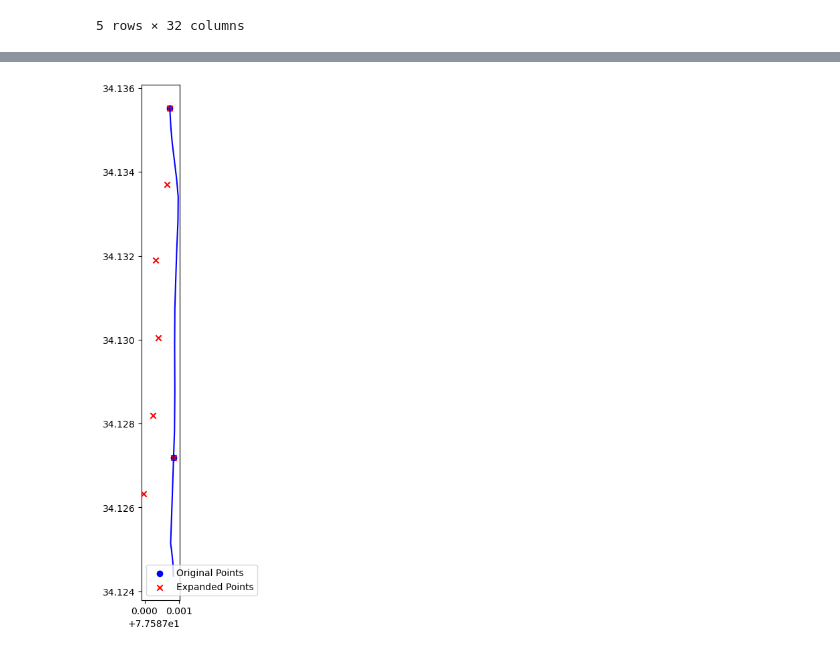
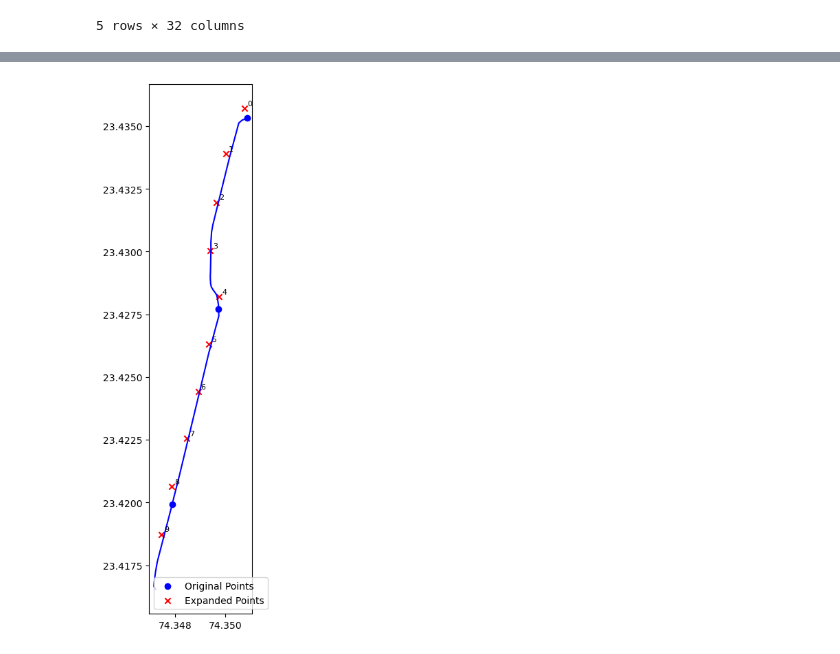
Before and after one commit to Ayushman-Saha/map_matching_research, a Jupyter notebook: noise_addition/attempt2.ipynb, the cells around one changed output, grey strips where cells are left out. Drawn from its saved outputs; the diff is of its cells as text; code cells hidden in the pictures.

```diff
--- a/noise_addition/attempt2.ipynb
+++ b/noise_addition/attempt2.ipynb
@@ -257,7 +248,7 @@ print(paths)
 # %%
-print(len(paths['path_nodes']))
+print(len(paths['route']))
 
 path_nodes = set()
-path_nodes.update(paths['path_nodes'])
+path_nodes.update(paths['route'])
 print(len(path_nodes))
 # %% [output]
@@ -269,3 +260,5 @@ sub_nodes, sub_edges = ox.graph_to_gdfs(s)
+# %%
+sub_edges = ox.routing.route_to_gdf(s, paths['route'])
 # %%
 # Visualization
 fig, ax = plt.subplots()
@@ -287,4 +280,4 @@ Number of edges in subgraph: 17
 # %%
-edge = sub_edges.iloc[15]
+edge = sub_edges.iloc[1]
 print(edge)
 # %% [output]
@@ -347,6 +337,6 @@ print(gdf_4326_gen)
 # %%
-to_node = edge['to']
-from_node = edge['from']
+to_node = edge.name[1]
+from_node = edge.name[0]
 
 df_to = pd.DataFrame([nodes.loc[to_node]])
 df_from = pd.DataFrame([nodes.loc[from_node]])
@@ -602,12 +615,24 @@ print(gdf_expanded)
 # %%
 fig, ax = plt.subplots(figsize=(10, 10))
 gdf_4326_gen.plot(ax=ax, color='blue', marker='o', label='Original Points')
 gdf_edge.plot(ax=ax, color='blue')
 gdf_expanded.plot(ax=ax, color='red', marker='x', label='Expanded Points')
+
+# Add labels to the expanded points
+for idx, row in gdf_expanded.iterrows():
+    ax.annotate(
+        text=str(idx),  # You can use an attribute like row['attribute_name'] instead of idx
+        xy=(row.geometry.x, row.geometry.y),
+        xytext=(3, 3),  # Offset the text slightly for better visibility
+        textcoords='offset points',
+        fontsize=8,
+        color='black'
+    )
+
 plt.legend()
 plt.show()
 # %% [output]
-[figure, old version]
+[figure, new version]
 # %%
 # Create a base map centered around the mean location of points
 center = gdf_expanded.geometry.union_all().centroid
```
Also changed, not shown: parts of 24 cells of this notebook, 1 other file.
